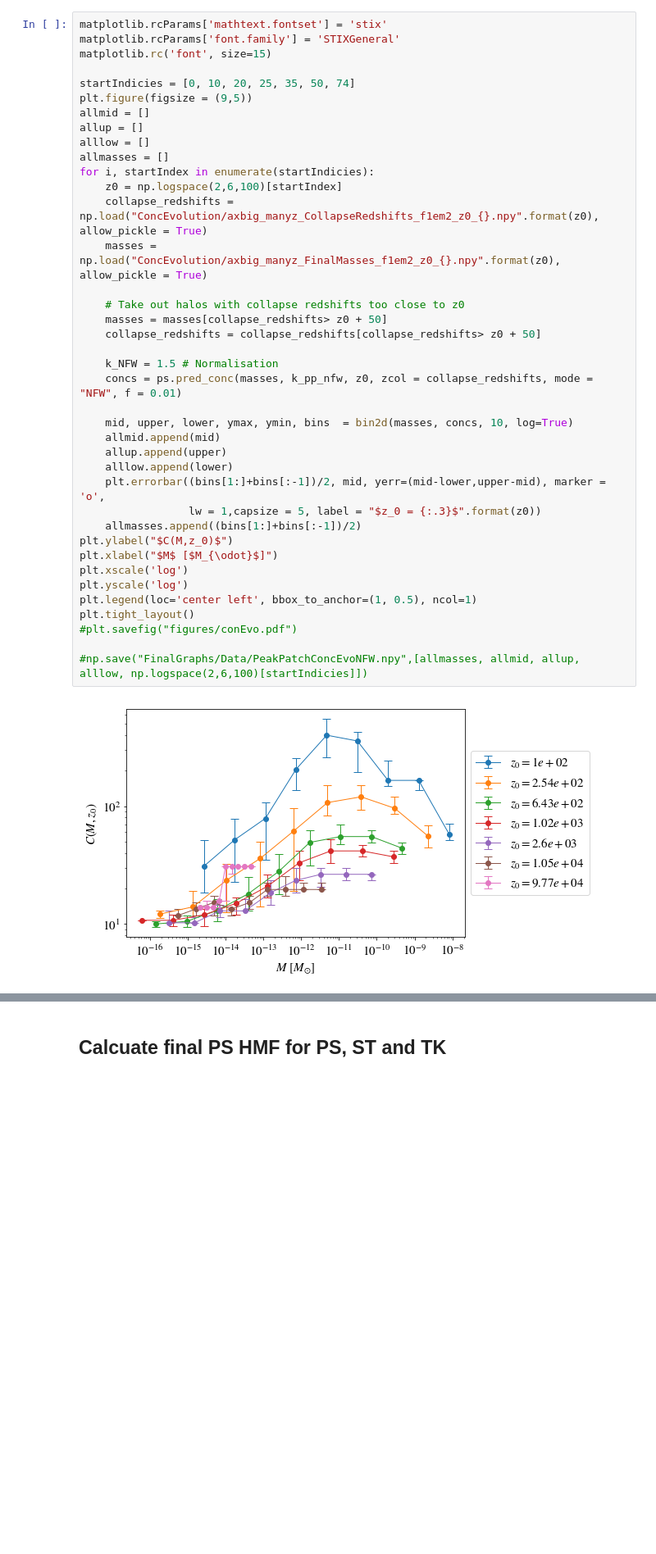
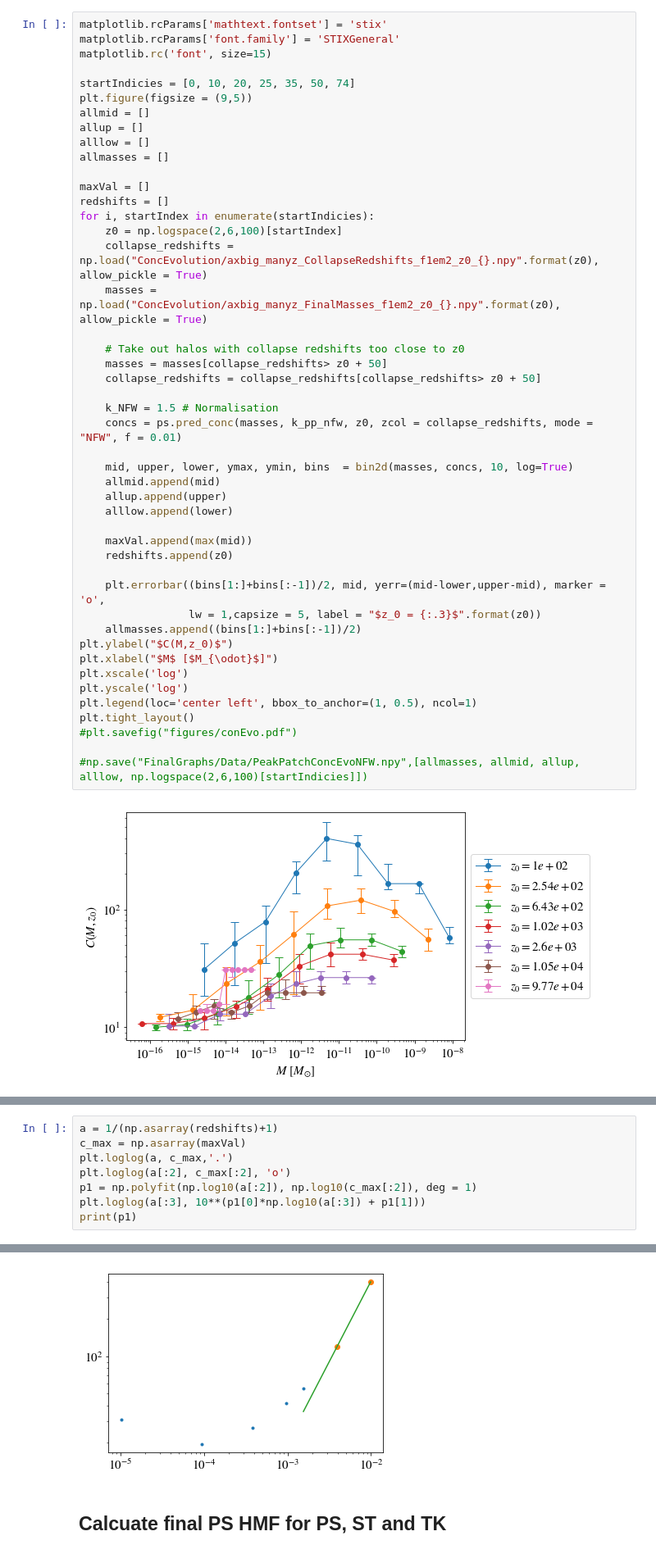
Before and after one commit to David-Ellis/m3p_merger, a Jupyter notebook: HaloConcs.ipynb, the cells around one changed output, grey strips where cells are left out. Shown at 82% size. Saved outputs shown, nothing was run; the diff lists cells and outputs as text; blank space fills up the shorter version.

```diff
--- a/HaloConcs.ipynb
+++ b/HaloConcs.ipynb
@@ -545,6 +579,9 @@ allmid = []
 allup = []
 alllow = []
 allmasses = []
+
+maxVal = []
+redshifts = []
 for i, startIndex in enumerate(startIndicies):
     z0 = np.logspace(2,6,100)[startIndex]
     collapse_redshifts = np.load("ConcEvolution/axbig_manyz_CollapseRedshifts_f1em2_z0_{}.npy".format(z0), allow_pickle = True)
@@ -561,6 +598,10 @@ for i, startIndex in enumerate(startIndicies):
     allmid.append(mid)
     allup.append(upper)
     alllow.append(lower)
+
+    maxVal.append(max(mid))
+    redshifts.append(z0)
+
     plt.errorbar((bins[1:]+bins[:-1])/2, mid, yerr=(mid-lower,upper-mid), marker = 'o',
                  lw = 1,capsize = 5, label = "$z_0 = {:.3}$".format(z0))
     allmasses.append((bins[1:]+bins[:-1])/2)
@@ -620,0 +619,9 @@ plt.savefig("figures/conEvo.pdf")
+# %%
+a = 1/(np.asarray(redshifts)+1)
+c_max = np.asarray(maxVal)
+plt.loglog(a, c_max,'.')
+plt.loglog(a[:2], c_max[:2], 'o')
+p1 = np.polyfit(np.log10(a[:2]), np.log10(c_max[:2]), deg = 1)
+plt.loglog(a[:3], 10**(p1[0]*np.log10(a[:3]) + p1[1]))
+print(p1)
+# %% [output]
@@ -621,3 +629,4 @@ plt.savefig("figures/conEvo.pdf")
+[figure, added]
 # %% [markdown]
 <h2>Calcuate final PS HMF for PS, ST and TK</h2>
 # %%
```
Also changed, not shown: parts of 9 cells of this notebook, 1 other file.
